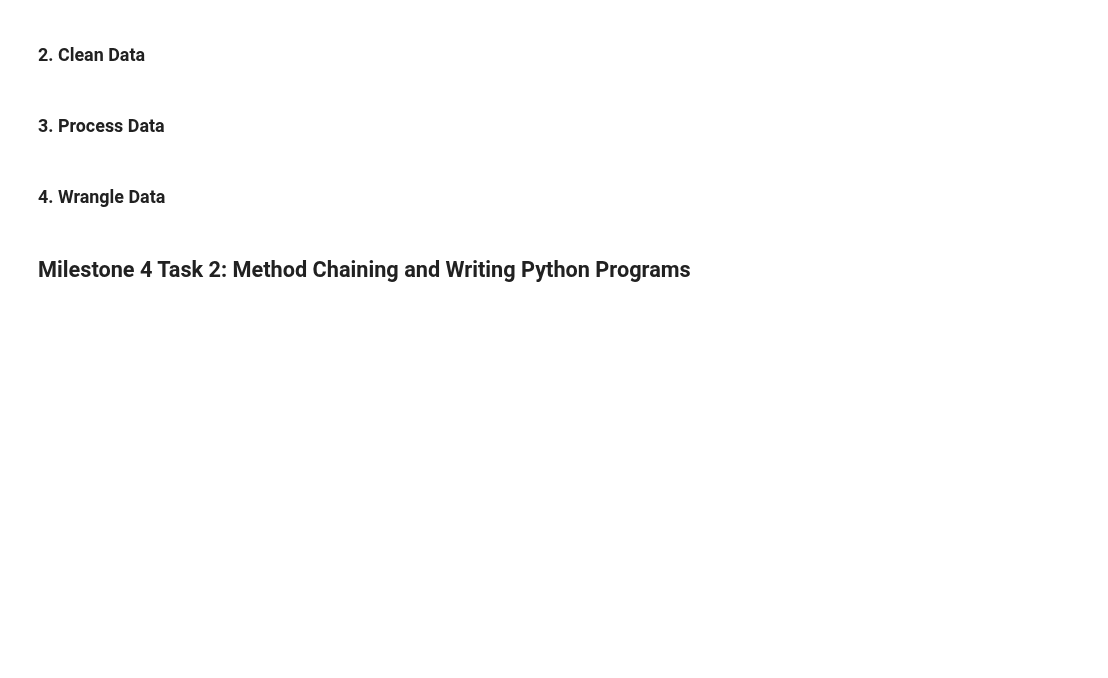
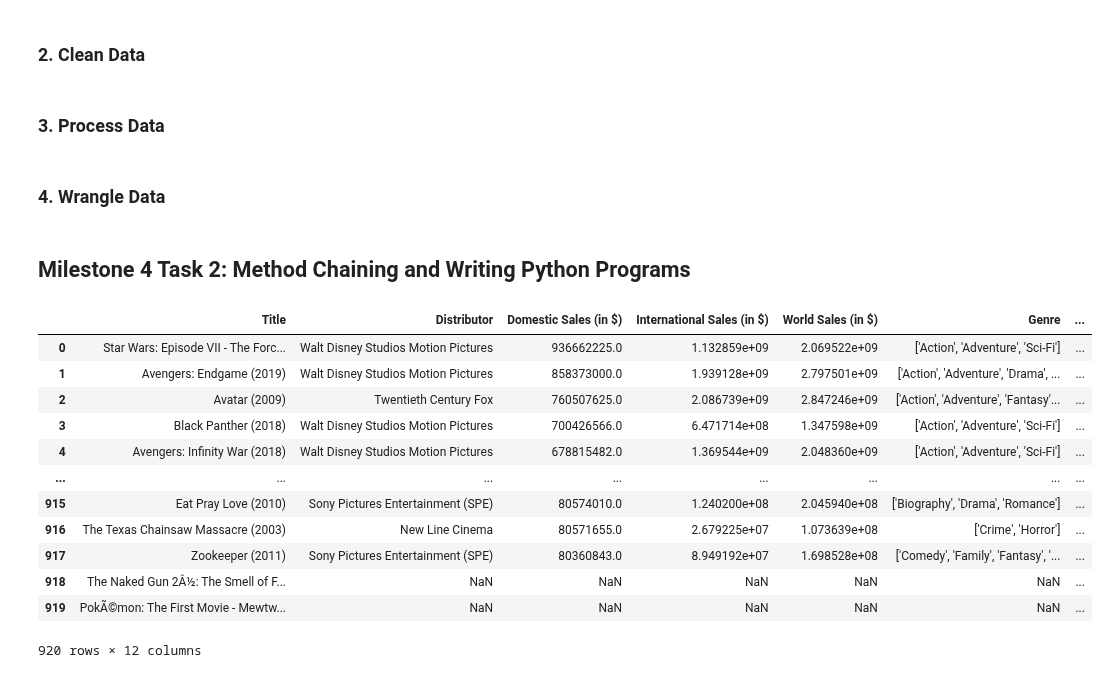
Before and after one commit to ubco-W2022T2-data301/project-group-group52, a Jupyter notebook: analysis/analysis2.ipynb, the cells around one changed output. Saved outputs shown, nothing was run; the diff lists cells and outputs as text; code cells hidden in the pictures; blank space fills up the shorter version.

```diff
--- a/analysis/analysis2.ipynb
+++ b/analysis/analysis2.ipynb
@@ -422,2 +424,27 @@ def load_and_process(csv1,csv2):
     )
     return df3
+# %%
+from typing import TYPE_CHECKING
+if TYPE_CHECKING:
+    from .code import project_functions2 as pf2
+else:
+    import sys
+    sys.path.append("./code")
+    import project_functions2 as pf2
+
+df = pf2.load_and_process("../data/raw/Highest Holywood Grossing Movies.csv","../data/processed/Movie Aggregate Rating Data Final.csv")
+df
+# %% [output]
+|  | Title | Distributor | Domestic Sales (in $) | International Sales (in $) | World Sales (in $) | Genre | ... |
+| 0 | Star Wars: Episode VII - The Forc... | Walt Disney Studios Motion Pictures | 936662225.0 | 1.132859e+09 | 2.069522e+09 | ['Action', 'Adventure', 'Sci-Fi'] | ... |
+| 1 | Avengers: Endgame (2019) | Walt Disney Studios Motion Pictures | 858373000.0 | 1.939128e+09 | 2.797501e+09 | ['Action', 'Adventure', 'Drama', ... | ... |
+| 2 | Avatar (2009) | Twentieth Century Fox | 760507625.0 | 2.086739e+09 | 2.847246e+09 | ['Action', 'Adventure', 'Fantasy'... | ... |
+| 3 | Black Panther (2018) | Walt Disney Studios Motion Pictures | 700426566.0 | 6.471714e+08 | 1.347598e+09 | ['Action', 'Adventure', 'Sci-Fi'] | ... |
+| 4 | Avengers: Infinity War (2018) | Walt Disney Studios Motion Pictures | 678815482.0 | 1.369544e+09 | 2.048360e+09 | ['Action', 'Adventure', 'Sci-Fi'] | ... |
+| ... | ... | ... | ... | ... | ... | ... | ... |
+| 915 | Eat Pray Love (2010) | Sony Pictures Entertainment (SPE) | 80574010.0 | 1.240200e+08 | 2.045940e+08 | ['Biography', 'Drama', 'Romance'] | ... |
+| 916 | The Texas Chainsaw Massacre (2003) | New Line Cinema | 80571655.0 | 2.679225e+07 | 1.073639e+08 | ['Crime', 'Horror'] | ... |
+| 917 | Zookeeper (2011) | Sony Pictures Entertainment (SPE) | 80360843.0 | 8.949192e+07 | 1.698528e+08 | ['Comedy', 'Family', 'Fantasy', '... | ... |
+| 918 | The Naked Gun 2Â½: The Smell of F... | NaN | NaN | NaN | NaN | NaN | ... |
+| 919 | PokÃ©mon: The First Movie - Mewtw... | NaN | NaN | NaN | NaN | NaN | ... |
+920 rows × 12 columns
```
Also changed, not shown: parts of 2 cells of this notebook, 2 other files.
